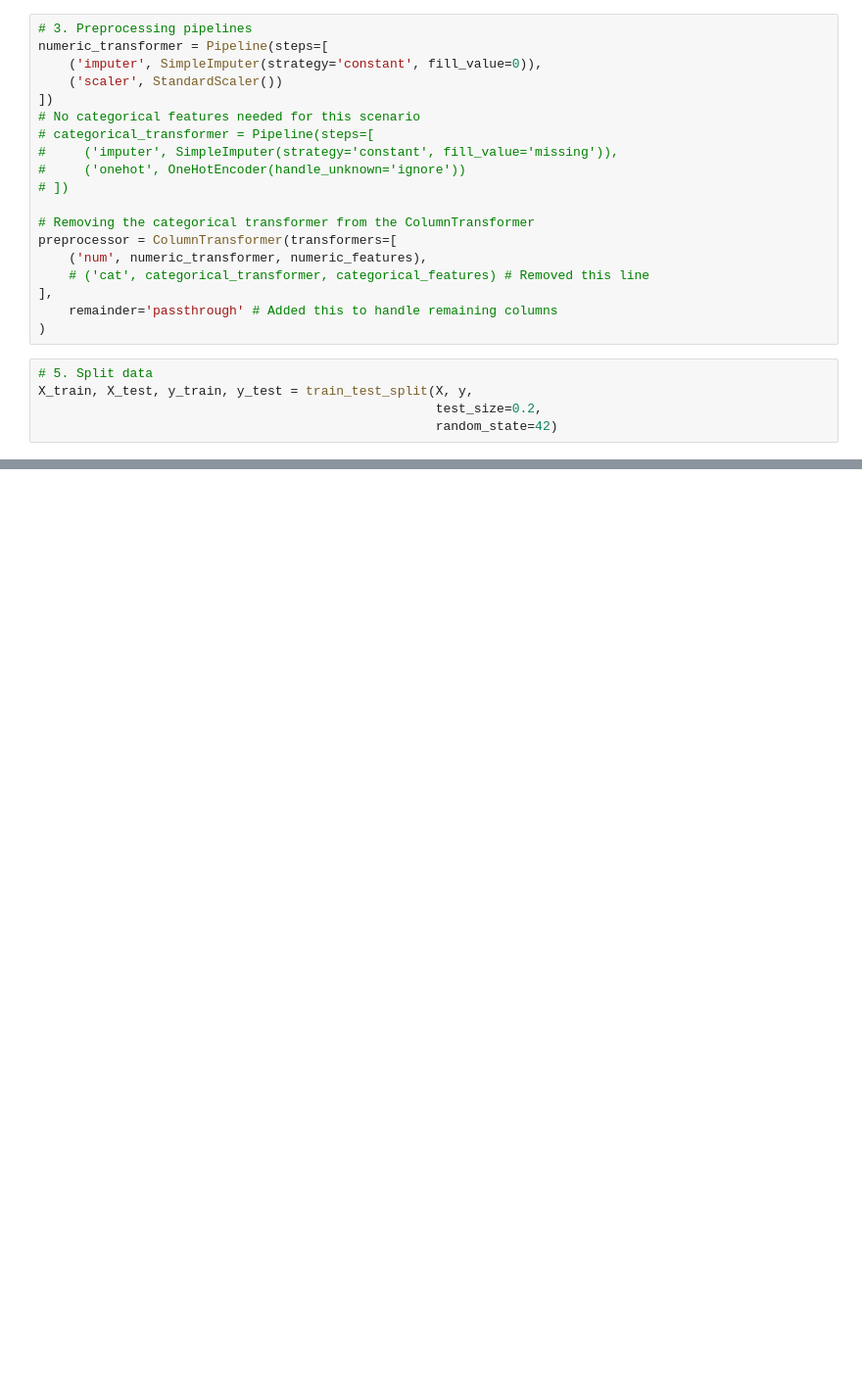
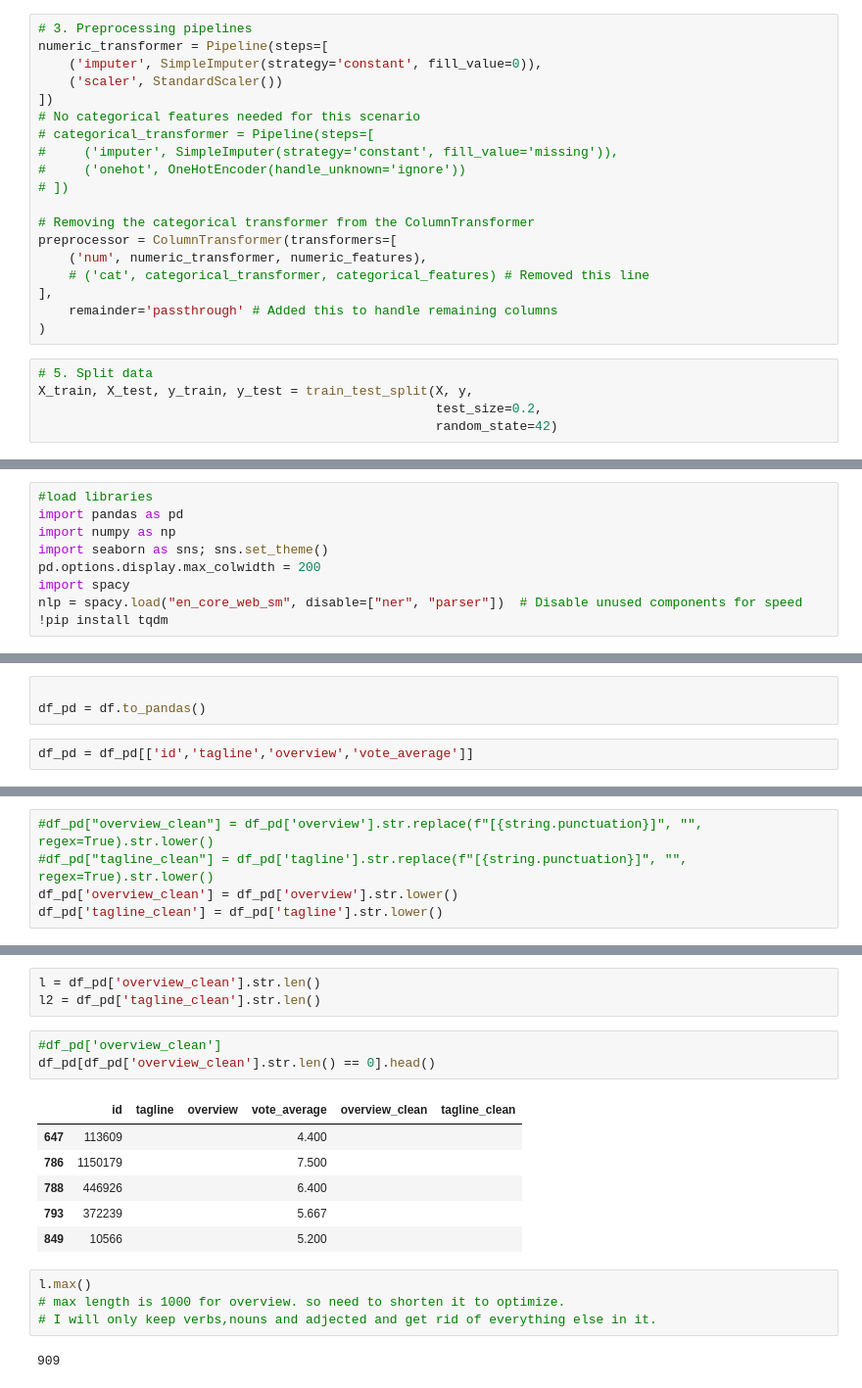
Before and after one commit to ImdadKhan0266/CSML-1010, a Jupyter notebook: Project_Saira.ipynb, the cells around one changed output, grey strips where cells are left out. Shown at 98% size. Cells and saved outputs as stored; diff of their text form; blank space fills up the shorter version.

```diff
--- a/Project_Saira.ipynb
+++ b/Project_Saira.ipynb
@@ -448,0 +456,9 @@ Successfully installed Flask-3.0.3 Werkzeug-3.0.6 category-encoders-2.7.0 dash-3
+# %%
+#load libraries
+import pandas as pd
+import numpy as np
+import seaborn as sns; sns.set_theme()
+pd.options.display.max_colwidth = 200
+import spacy
+nlp = spacy.load("en_core_web_sm", disable=["ner", "parser"])  # Disable unused components for speed
+!pip install tqdm
@@ -515,0 +480,5 @@ print(predictions.head())  # Includes predicted labels and probabilities
+# %%
+
+df_pd = df.to_pandas()
+# %%
+df_pd = df_pd[['id','tagline','overview','vote_average']]
@@ -515,0 +494,5 @@ print(predictions.head())  # Includes predicted labels and probabilities
+# %%
+#df_pd["overview_clean"] = df_pd['overview'].str.replace(f"[{string.punctuation}]", "", regex=True).str.lower()
+#df_pd["tagline_clean"] = df_pd['tagline'].str.replace(f"[{string.punctuation}]", "", regex=True).str.lower()
+df_pd['overview_clean'] = df_pd['overview'].str.lower()
+df_pd['tagline_clean'] = df_pd['tagline'].str.lower()
@@ -515,0 +510,19 @@ print(predictions.head())  # Includes predicted labels and probabilities
+# %%
+l = df_pd['overview_clean'].str.len()
+l2 = df_pd['tagline_clean'].str.len()
+# %%
+#df_pd['overview_clean']
+df_pd[df_pd['overview_clean'].str.len() == 0].head()
+# %% [output]
+|  | id | tagline | overview | vote_average | overview_clean | tagline_clean |
+| 647 | 113609 |  |  | 4.400 |  |  |
+| 786 | 1150179 |  |  | 7.500 |  |  |
+| 788 | 446926 |  |  | 6.400 |  |  |
+| 793 | 372239 |  |  | 5.667 |  |  |
+| 849 | 10566 |  |  | 5.200 |  |  |
+# %%
+l.max()
+# max length is 1000 for overview. so need to shorten it to optimize.
+# I will only keep verbs,nouns and adjected and get rid of everything else in it.
+# %% [output]
+909
```
Also changed, not shown: parts of 44 cells of this notebook.
